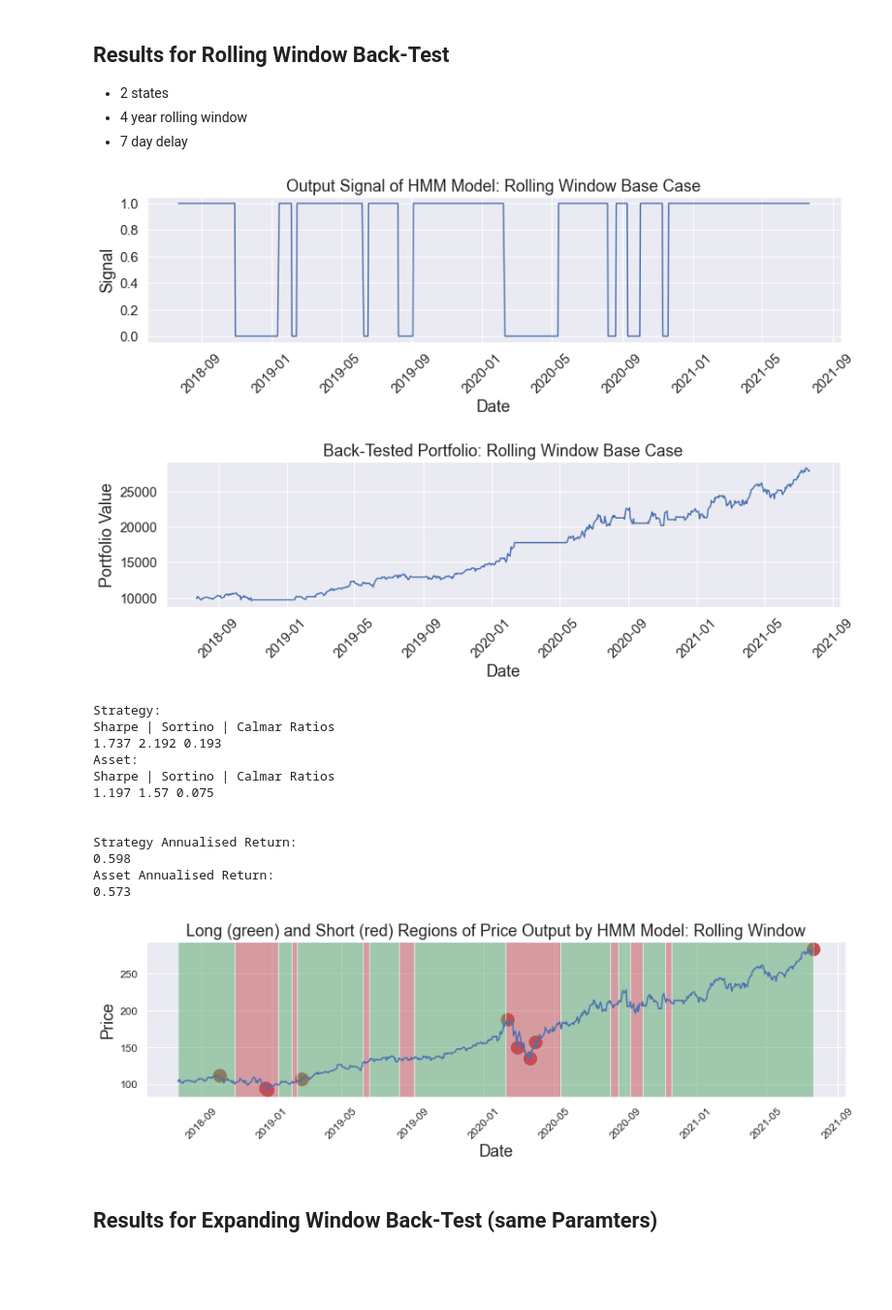
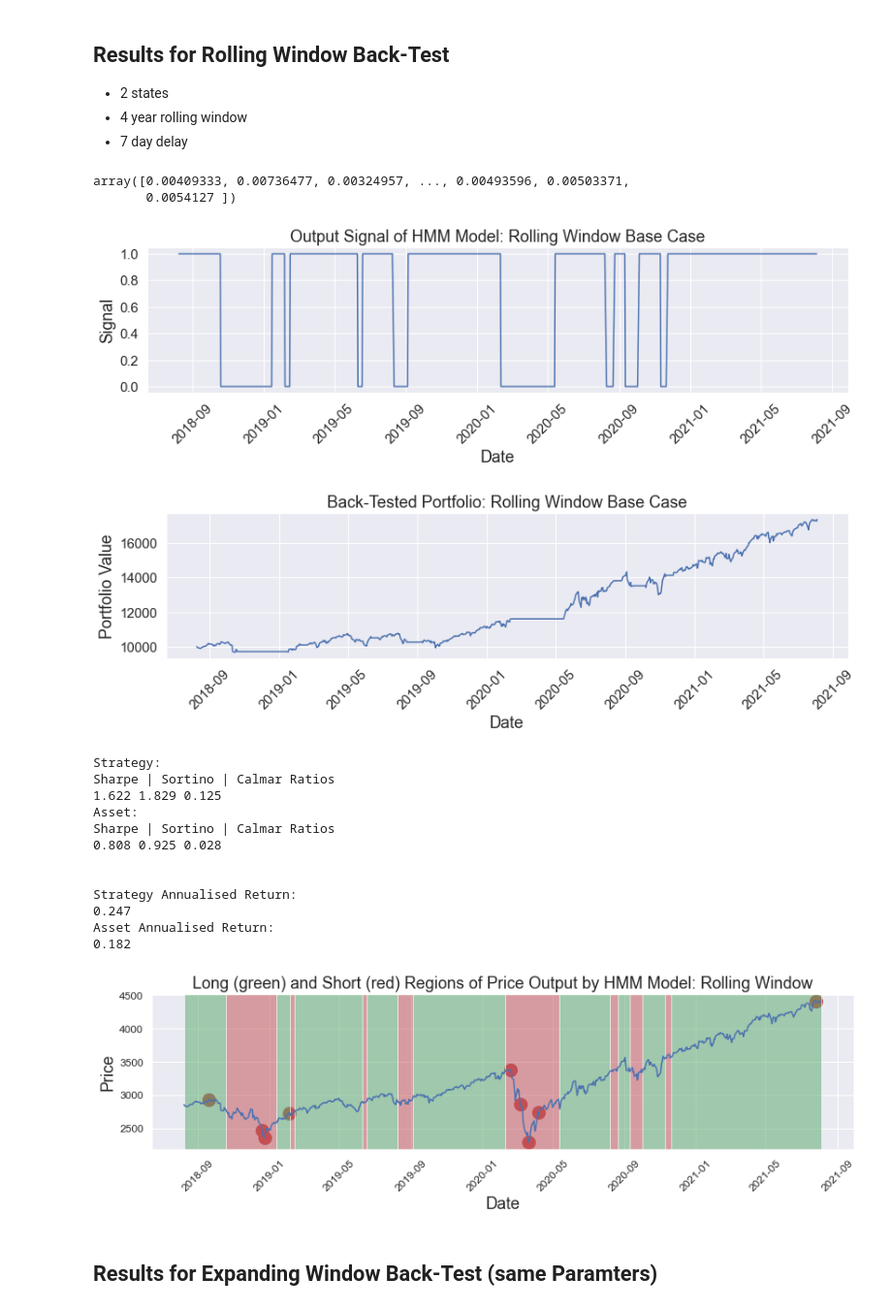
Before and after one commit to surajtirupati/HMM_Regime_Detection, a Jupyter notebook: HMM Thesis.ipynb, the cells around one changed output. Shown at 97% size. Saved outputs shown, nothing was run; the diff lists cells and outputs as text; code cells hidden in the pictures; blank space fills up the shorter version.

```diff
--- a/HMM Thesis.ipynb
+++ b/HMM Thesis.ipynb
@@ -407,13 +417,34 @@ def dc(price, threshold):
+# %%
+# preparing data for returns and volatility inputs
+ret = msft["Returns"].values
+vol = msft["Vol"].values
+X = vol
+
+X = np.concatenate([ret, vol])
+
+X
+# %% [output]
+array([0.00409333, 0.00736477, 0.00324957, ..., 0.00493596, 0.00503371,
+       0.0054127 ])
 # %%
+sns.set()
+
 # importing the data
-ticker = yf.Ticker('MSFT')
+ticker = yf.Ticker('^GSPC')
 msft = ticker.history(period="15y")
 msft["Returns"] = msft["Close"].pct_change().dropna()
+msft = msft.dropna()
+msft["Vol"] = msft["Returns"].rolling(5).std()
+msft = msft.dropna()
 
 # initialising function parameters
-start = len(msft) - 756
+start = 3017
 end = len(msft)
-X = log_returns(msft["Close"].values)
+#X = log_returns(msft["Close"].values)
+
+
+
+
 window = 1008
 delay = 5
 states = 2
@@ -434,49 +465,49 @@ plt.xticks(fontsize=15)
 plt.plot(idx, signal)
 plt.xticks(rotation=45)
 plt.tight_layout()
-plt.savefig("Rolling Window signal base result")
+plt.savefig("S&P w delay (5) ret+vol Rolling Window signal base result")
 plt.show()
 
 # back-testing signal
 strat = backtest_signal(price, signal)
 
 # plotting back-tested portfolio
 plt.figure(figsize=(12,4))
 plt.title("Back-Tested Portfolio: Rolling Window Base Case", fontsize=18)
 plt.ylabel("Portfolio Value", fontsize=18)
 plt.xlabel("Date", fontsize=18)
 plt.yticks(fontsize=15)
 plt.xticks(fontsize=15)
 plt.plot(idx[1:-1], strat)
 plt.xticks(rotation=45)
 plt.tight_layout()
-plt.savefig("Rolling Window portfolio backtest base result")
+plt.savefig("S&P w delay (5) ret+vol Rolling Window portfolio backtest base result")
 plt.show()
 
 # printing performance ratios
 print_ratios(strat, price)
 
 # print annualised returns
 print_ann_ret(strat, price)
 
 # plotting long and short graph
-plot_highlighted_graph(price, threshold, "Rolling window base result performance")
+plot_highlighted_graph(price, threshold, "S&P w delay (5) ret+vol Rolling window base result performance")
 # %% [output]
-[figure, old version]
+[figure, new version]
-[figure, old version]
+[figure, new version]
 Strategy:
 Sharpe | Sortino | Calmar Ratios
-1.737 2.192 0.193
+1.622 1.829 0.125
 Asset:
 Sharpe | Sortino | Calmar Ratios
-1.197 1.57 0.075
+0.808 0.925 0.028
 
 
 Strategy Annualised Return:
-0.598
+0.247
 Asset Annualised Return:
-0.573
+0.182
-[figure, old version]
+[figure, new version]
 # %% [markdown]
 ## Results for Expanding Window Back-Test (same Paramters)
 # %%
```
Also changed, not shown: parts of 21 cells of this notebook, 32 other files.
